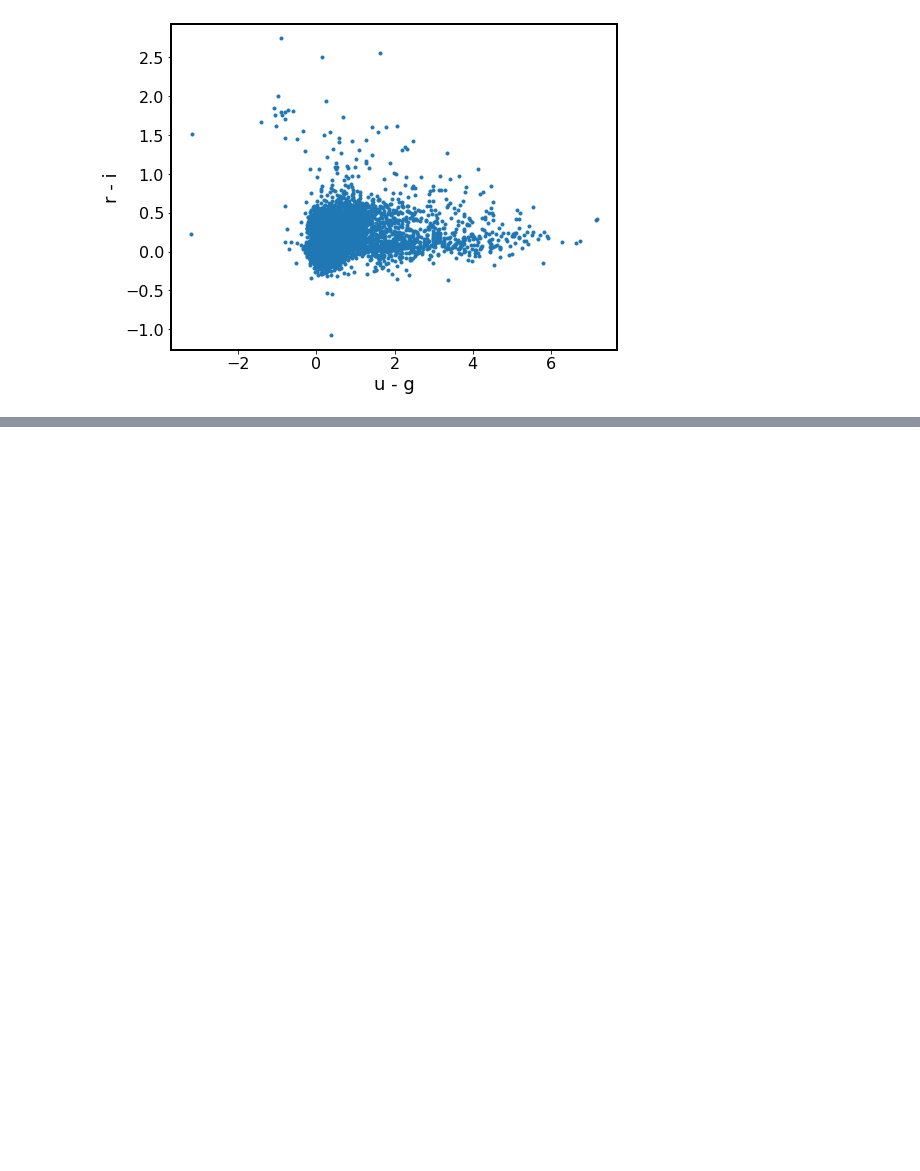
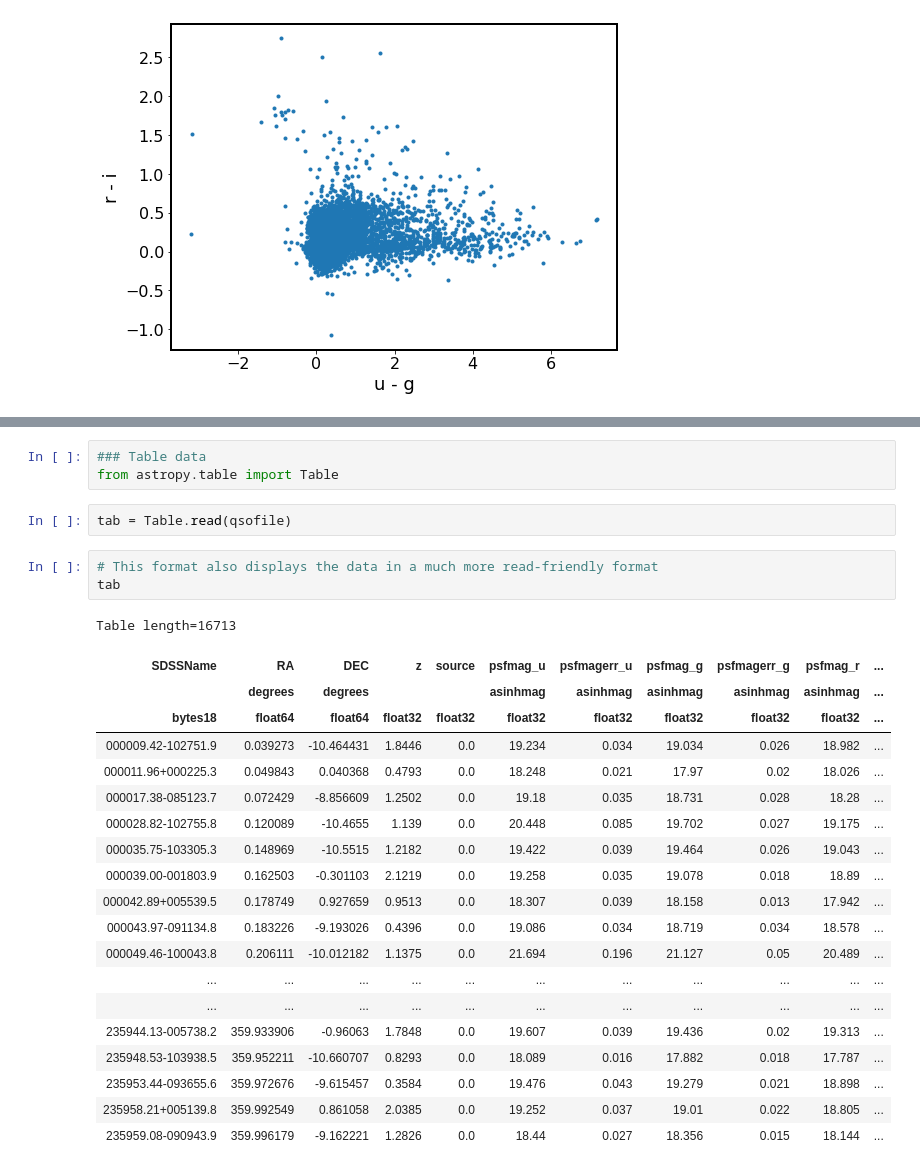
Before and after one commit to paulmartini/NSMA, a Jupyter notebook: Documents/DataStorage.ipynb, the cells around one changed output, grey strips where cells are left out. Saved outputs shown, nothing was run; the diff lists cells and outputs as text; blank space fills up the shorter version.

```diff
--- a/Documents/DataStorage.ipynb
+++ b/Documents/DataStorage.ipynb
@@ -354,0 +359,29 @@ Text(0, 0.5, 'r - i')
+# %%
+### Table data
+from astropy.table import Table
+# %%
+tab = Table.read(qsofile)
+# %%
+# This format also displays the data in a much more read-friendly format
+tab
+# %% [output]
+Table length=16713
+| SDSSName | RA | DEC | z | source | psfmag_u | psfmagerr_u | psfmag_g | psfmagerr_g | psfmag_r | ... |
+|  | degrees | degrees |  |  | asinhmag | asinhmag | asinhmag | asinhmag | asinhmag | ... |
+| bytes18 | float64 | float64 | float32 | float32 | float32 | float32 | float32 | float32 | float32 | ... |
+| 000009.42-102751.9 | 0.039273 | -10.464431 | 1.8446 | 0.0 | 19.234 | 0.034 | 19.034 | 0.026 | 18.982 | ... |
+| 000011.96+000225.3 | 0.049843 | 0.040368 | 0.4793 | 0.0 | 18.248 | 0.021 | 17.97 | 0.02 | 18.026 | ... |
+| 000017.38-085123.7 | 0.072429 | -8.856609 | 1.2502 | 0.0 | 19.18 | 0.035 | 18.731 | 0.028 | 18.28 | ... |
+| 000028.82-102755.8 | 0.120089 | -10.4655 | 1.139 | 0.0 | 20.448 | 0.085 | 19.702 | 0.027 | 19.175 | ... |
+| 000035.75-103305.3 | 0.148969 | -10.5515 | 1.2182 | 0.0 | 19.422 | 0.039 | 19.464 | 0.026 | 19.043 | ... |
+| 000039.00-001803.9 | 0.162503 | -0.301103 | 2.1219 | 0.0 | 19.258 | 0.035 | 19.078 | 0.018 | 18.89 | ... |
+| 000042.89+005539.5 | 0.178749 | 0.927659 | 0.9513 | 0.0 | 18.307 | 0.039 | 18.158 | 0.013 | 17.942 | ... |
+| 000043.97-091134.8 | 0.183226 | -9.193026 | 0.4396 | 0.0 | 19.086 | 0.034 | 18.719 | 0.034 | 18.578 | ... |
+| 000049.46-100043.8 | 0.206111 | -10.012182 | 1.1375 | 0.0 | 21.694 | 0.196 | 21.127 | 0.05 | 20.489 | ... |
+| ... | ... | ... | ... | ... | ... | ... | ... | ... | ... | ... |
+| ... | ... | ... | ... | ... | ... | ... | ... | ... | ... | ... |
+| 235944.13-005738.2 | 359.933906 | -0.96063 | 1.7848 | 0.0 | 19.607 | 0.039 | 19.436 | 0.02 | 19.313 | ... |
+| 235948.53-103938.5 | 359.952211 | -10.660707 | 0.8293 | 0.0 | 18.089 | 0.016 | 17.882 | 0.018 | 17.787 | ... |
+| 235953.44-093655.6 | 359.972676 | -9.615457 | 0.3584 | 0.0 | 19.476 | 0.043 | 19.279 | 0.021 | 18.898 | ... |
+| 235958.21+005139.8 | 359.992549 | 0.861058 | 2.0385 | 0.0 | 19.252 | 0.037 | 19.01 | 0.022 | 18.805 | ... |
+| 235959.08-090943.9 | 359.996179 | -9.162221 | 1.2826 | 0.0 | 18.44 | 0.027 | 18.356 | 0.015 | 18.144 | ... |
```
Also changed, not shown: parts of 7 cells of this notebook.
